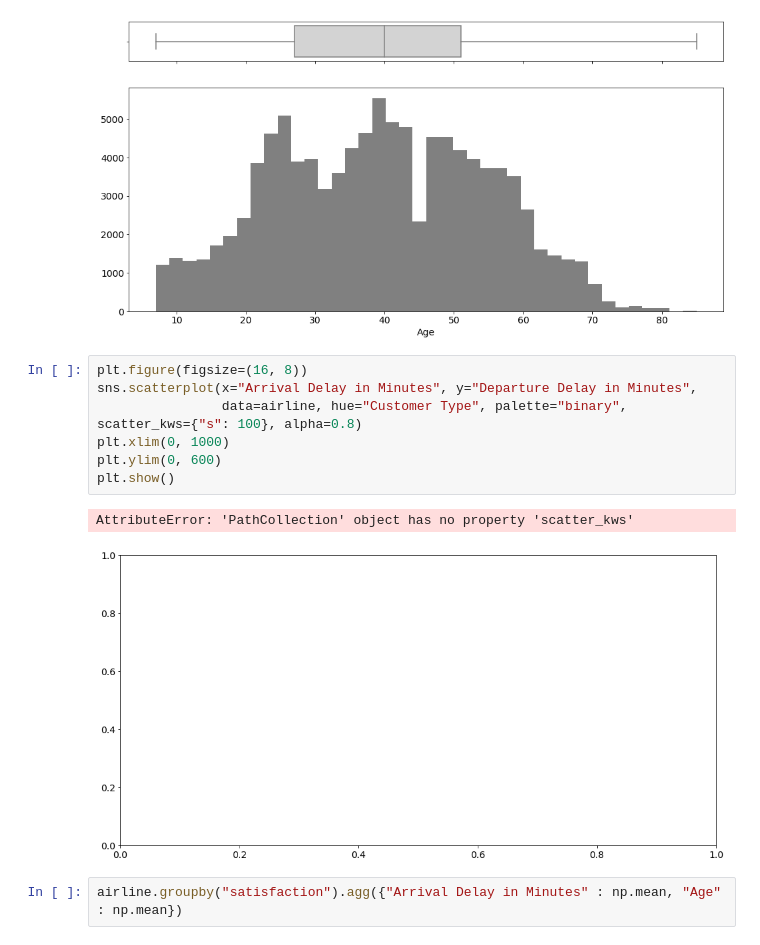
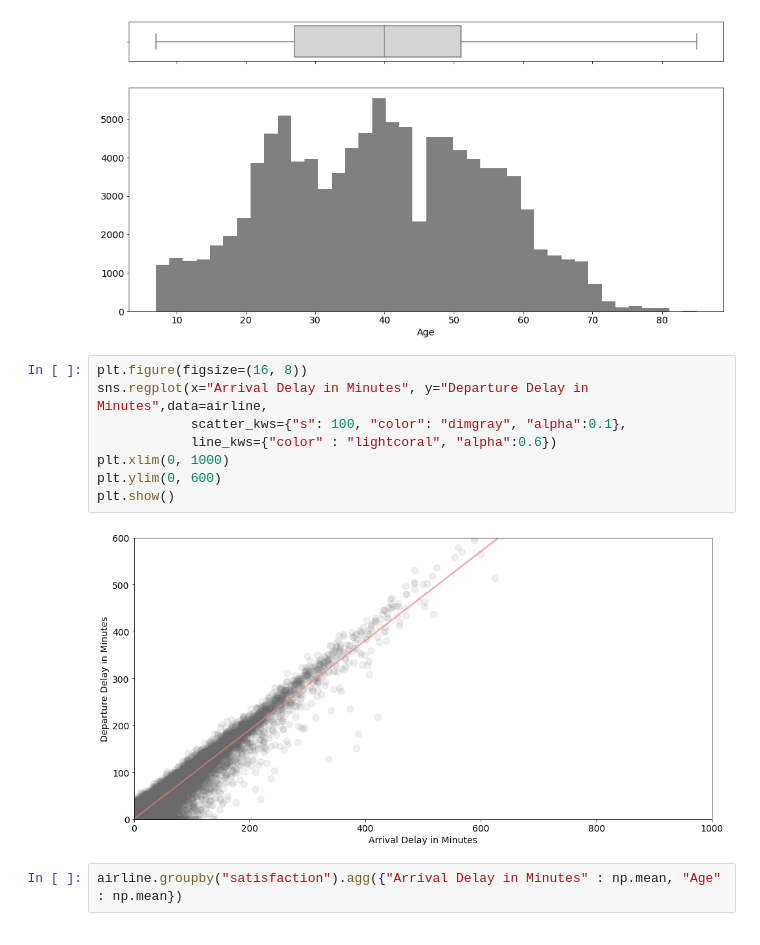
Before and after one commit to SoroushGhaderi/Exploratory_Data_Analysis_Machine_Learning_Projects, a Jupyter notebook: Airline.ipynb, the cells around one changed output. Saved outputs shown, nothing was run; the diff lists cells and outputs as text.

Commit message:
scatter plot of delays

```diff
--- a/Airline.ipynb
+++ b/Airline.ipynb
@@ -91,14 +91,14 @@ plt.show()
 [figure]
 # %%
 plt.figure(figsize=(16, 8))
-sns.scatterplot(x="Arrival Delay in Minutes", y="Departure Delay in Minutes",
-                data=airline, hue="Customer Type", palette="binary", scatter_kws={"s": 100}, alpha=0.8)
+sns.regplot(x="Arrival Delay in Minutes", y="Departure Delay in Minutes",data=airline,
+            scatter_kws={"s": 100, "color": "dimgray", "alpha":0.1},
+            line_kws={"color" : "lightcoral", "alpha":0.6})
 plt.xlim(0, 1000)
 plt.ylim(0, 600)
 plt.show()
 # %% [output]
-AttributeError: 'PathCollection' object has no property 'scatter_kws'
-[figure, old version]
+[figure, new version]
 # %%
 airline.groupby("satisfaction").agg({"Arrival Delay in Minutes" : np.mean, "Age" : np.mean})
 # %% [output]
```
